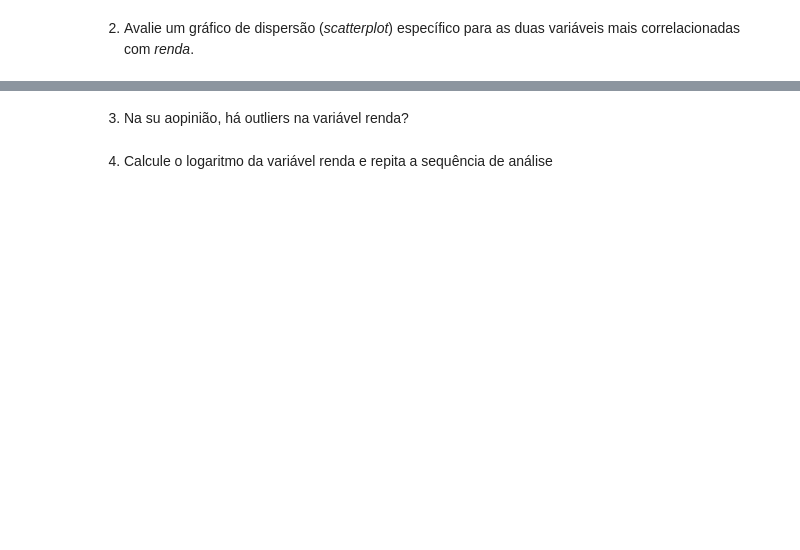
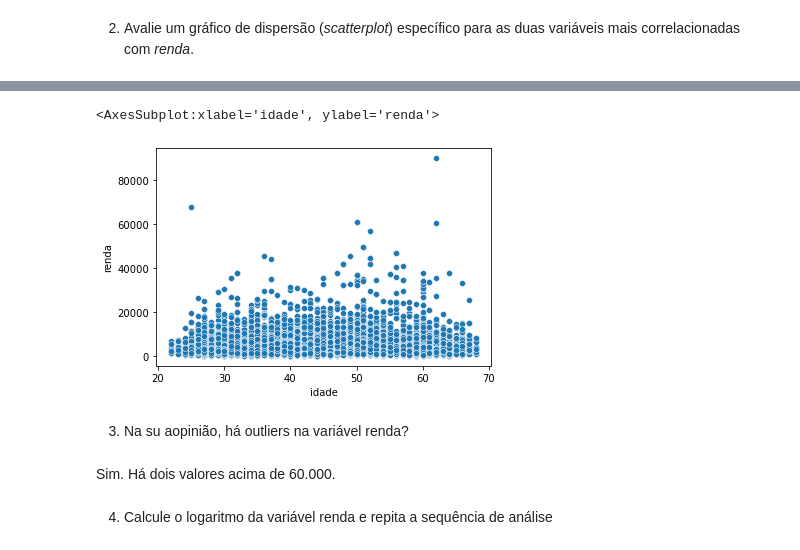
Before and after one commit to nerdmanPc/ebac_cd_mod10, a Jupyter notebook: Profissão-Cientista de Dados_M10_support material_assignment01.ipynb, the cells around one changed output, grey strips where cells are left out. Saved outputs shown, nothing was run; the diff lists cells and outputs as text; code cells hidden in the pictures; blank space fills up the shorter version.

```diff
--- a/Profissão-Cientista de Dados_M10_support material_assignment01.ipynb
+++ b/Profissão-Cientista de Dados_M10_support material_assignment01.ipynb
@@ -36,4 +47,11 @@
+# %%
+sns.scatterplot(data=df_continuas, x='idade', y='renda')
+# %% [output]
+<AxesSubplot:xlabel='idade', ylabel='renda'>
+[figure, added]
 # %% [markdown]
 3) Na su aopinião, há outliers na variável renda?
+# %% [markdown]
+Sim. Há dois valores acima de 60.000.
 # %% [markdown]
 4) Calcule o logaritmo da variável renda e repita a sequência de análise
```
Also changed, not shown: parts of 10 cells of this notebook, 1 other file.
